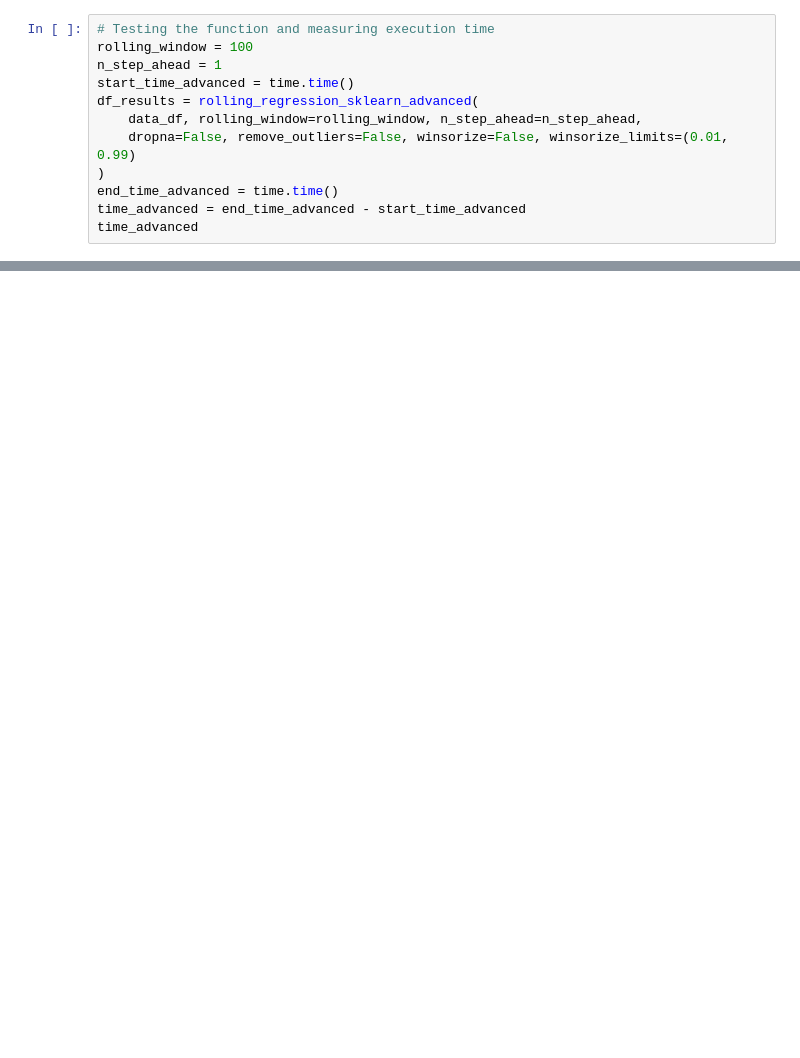
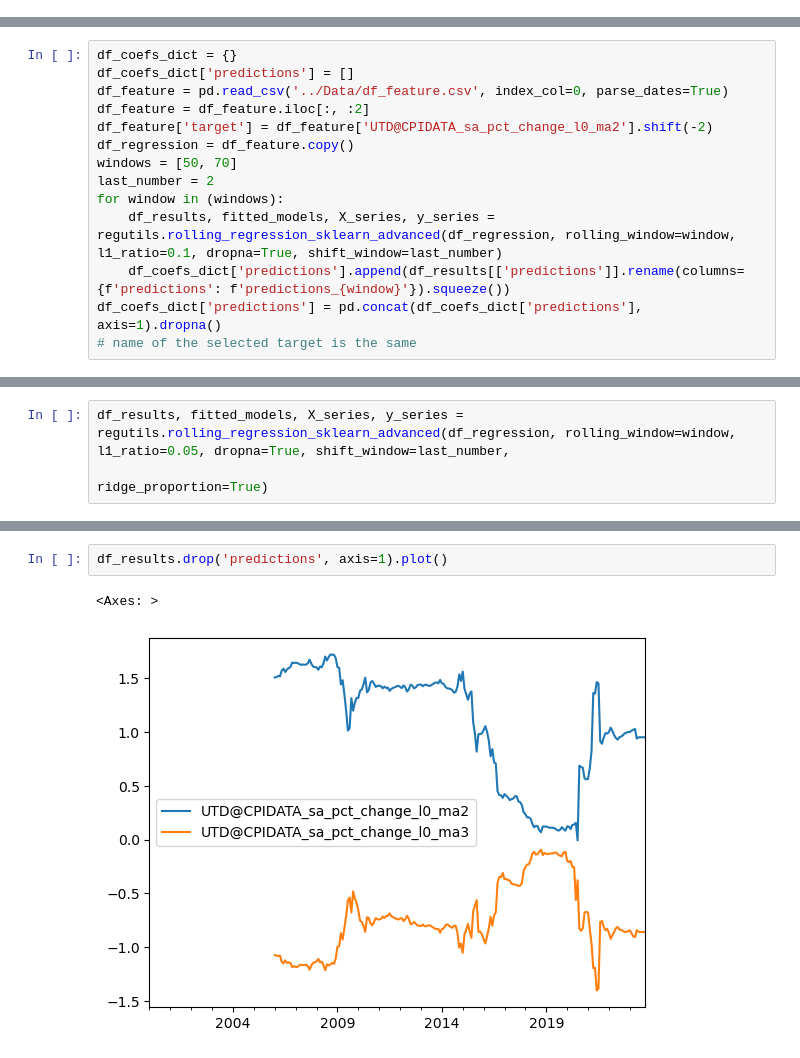
Before and after one commit to quantymacro/macro, a Jupyter notebook: RegressionTools/RollingReg.ipynb, the cells around one changed output, grey strips where cells are left out. Drawn from its saved outputs; the diff is of its cells as text; blank space fills up the shorter version.

```diff
--- a/RegressionTools/RollingReg.ipynb
+++ b/RegressionTools/RollingReg.ipynb
@@ -151,12 +15,0 @@ pd.DataFrame(pd.concat(test)).reset_index()
-# %%
-# Testing the function and measuring execution time
-rolling_window = 100
-n_step_ahead = 1
-start_time_advanced = time.time()
-df_results = rolling_regression_sklearn_advanced(
-    data_df, rolling_window=rolling_window, n_step_ahead=n_step_ahead,
-    dropna=False, remove_outliers=False, winsorize=False, winsorize_limits=(0.01, 0.99)
-)
-end_time_advanced = time.time()
-time_advanced = end_time_advanced - start_time_advanced
-time_advanced
@@ -348,0 +21,14 @@ df_monthly
+# %%
+df_coefs_dict = {}
+df_coefs_dict['predictions'] = []
+df_feature = pd.read_csv('../Data/df_feature.csv', index_col=0, parse_dates=True)
+df_feature = df_feature.iloc[:, :2]
+df_feature['target'] = df_feature['UTD@CPIDATA_sa_pct_change_l0_ma2'].shift(-2)
+df_regression = df_feature.copy()
+windows = [50, 70]
+last_number = 2
+for window in (windows):
+    df_results, fitted_models, X_series, y_series = regutils.rolling_regression_sklearn_advanced(df_regression, rolling_window=window, l1_ratio=0.1, dropna=True, shift_window=last_number)
+    df_coefs_dict['predictions'].append(df_results[['predictions']].rename(columns={f'predictions': f'predictions_{window}'}).squeeze())
+df_coefs_dict['predictions'] = pd.concat(df_coefs_dict['predictions'], axis=1).dropna()
+# name of the selected target is the same
@@ -348,0 +85,3 @@ df_monthly
+# %%
+df_results, fitted_models, X_series, y_series = regutils.rolling_regression_sklearn_advanced(df_regression, rolling_window=window, l1_ratio=0.05, dropna=True, shift_window=last_number,
+                                                                                             ridge_proportion=True)
@@ -348,0 +97,5 @@ df_monthly
+# %%
+df_results.drop('predictions', axis=1).plot()
+# %% [output]
+<Axes: >
+[figure, added]
```
Also changed, not shown: parts of 19 cells of this notebook, 14 other files.
